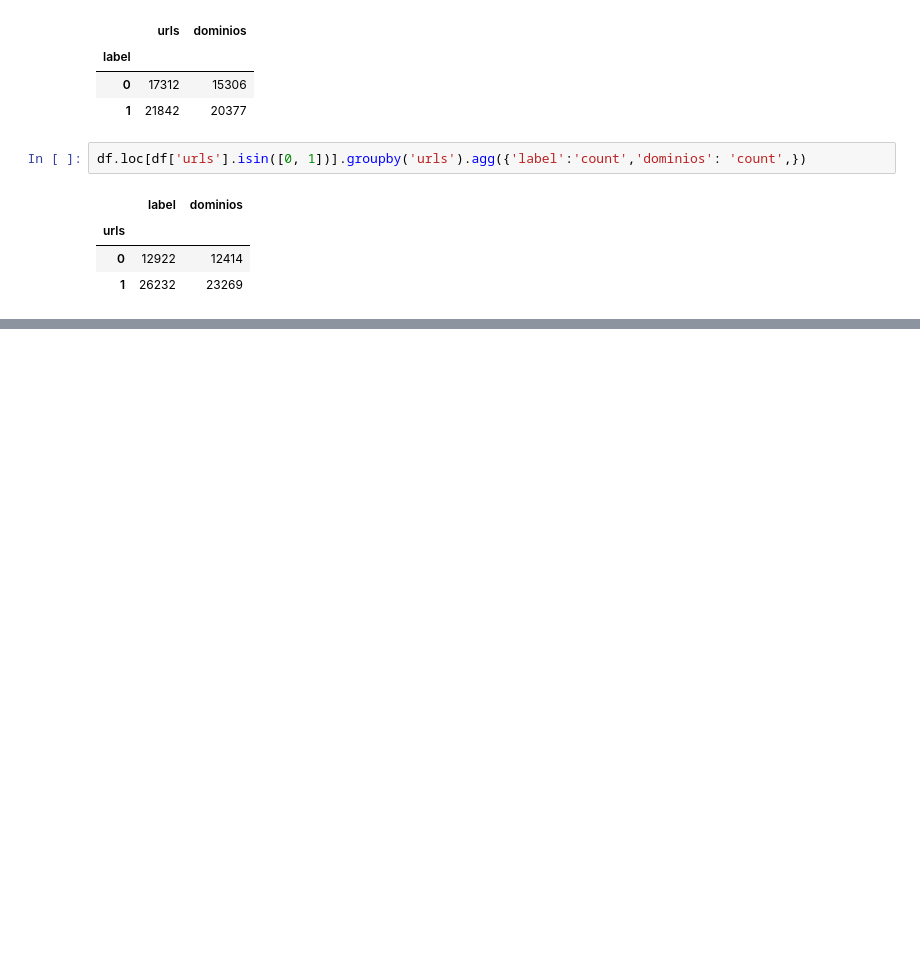
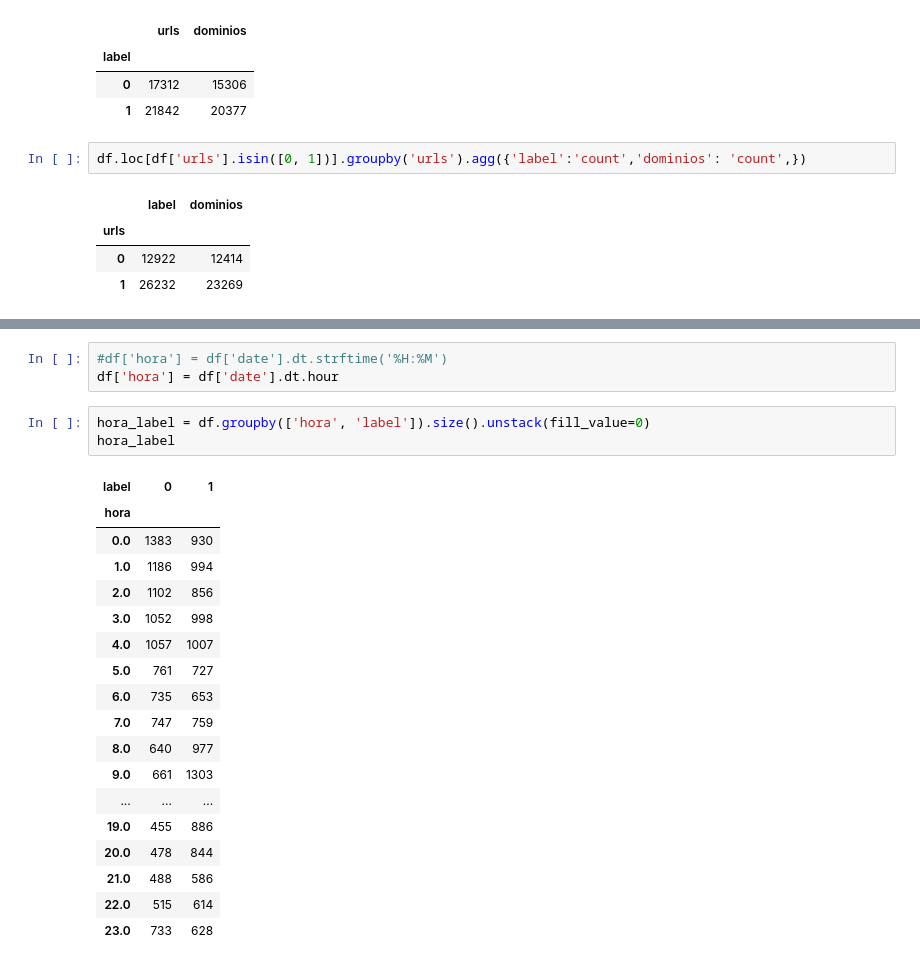
Before and after one commit to Marcoale123/Analisis-y-Clasificacion-Inteligente-de-Phishing, a Jupyter notebook: EDA.ipynb, the cells around one changed output, grey strips where cells are left out. Drawn from its saved outputs; the diff is of its cells as text; blank space fills up the shorter version.

```diff
--- a/EDA.ipynb
+++ b/EDA.ipynb
@@ -135,0 +179,25 @@ df
+# %%
+#df['hora'] = df['date'].dt.strftime('%H:%M')
+df['hora'] = df['date'].dt.hour
+# %%
+hora_label = df.groupby(['hora', 'label']).size().unstack(fill_value=0)
+hora_label
+# %% [output]
+| label | 0 | 1 |
+| hora |  |  |
+| 0.0 | 1383 | 930 |
+| 1.0 | 1186 | 994 |
+| 2.0 | 1102 | 856 |
+| 3.0 | 1052 | 998 |
+| 4.0 | 1057 | 1007 |
+| 5.0 | 761 | 727 |
+| 6.0 | 735 | 653 |
+| 7.0 | 747 | 759 |
+| 8.0 | 640 | 977 |
+| 9.0 | 661 | 1303 |
+| ... | ... | ... |
+| 19.0 | 455 | 886 |
+| 20.0 | 478 | 844 |
+| 21.0 | 488 | 586 |
+| 22.0 | 515 | 614 |
+| 23.0 | 733 | 628 |
```
Also changed, not shown: parts of 17 cells of this notebook.
